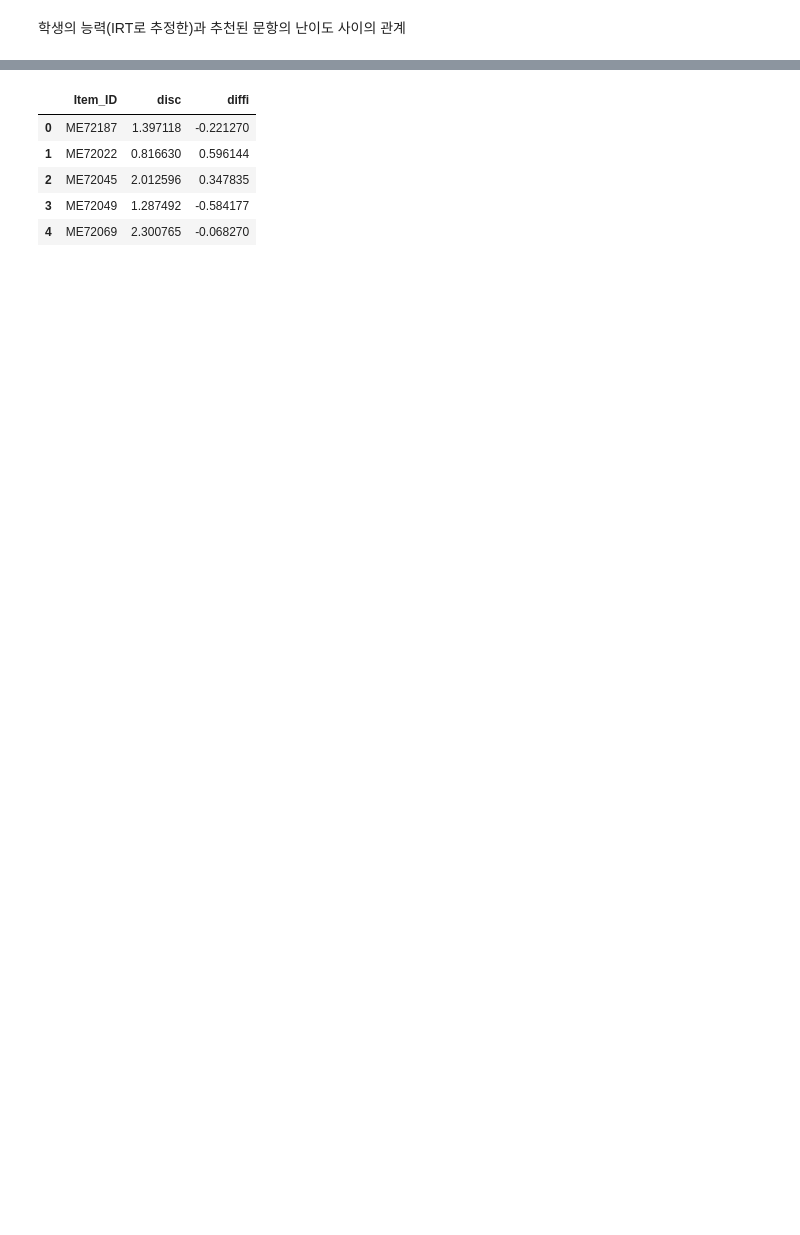
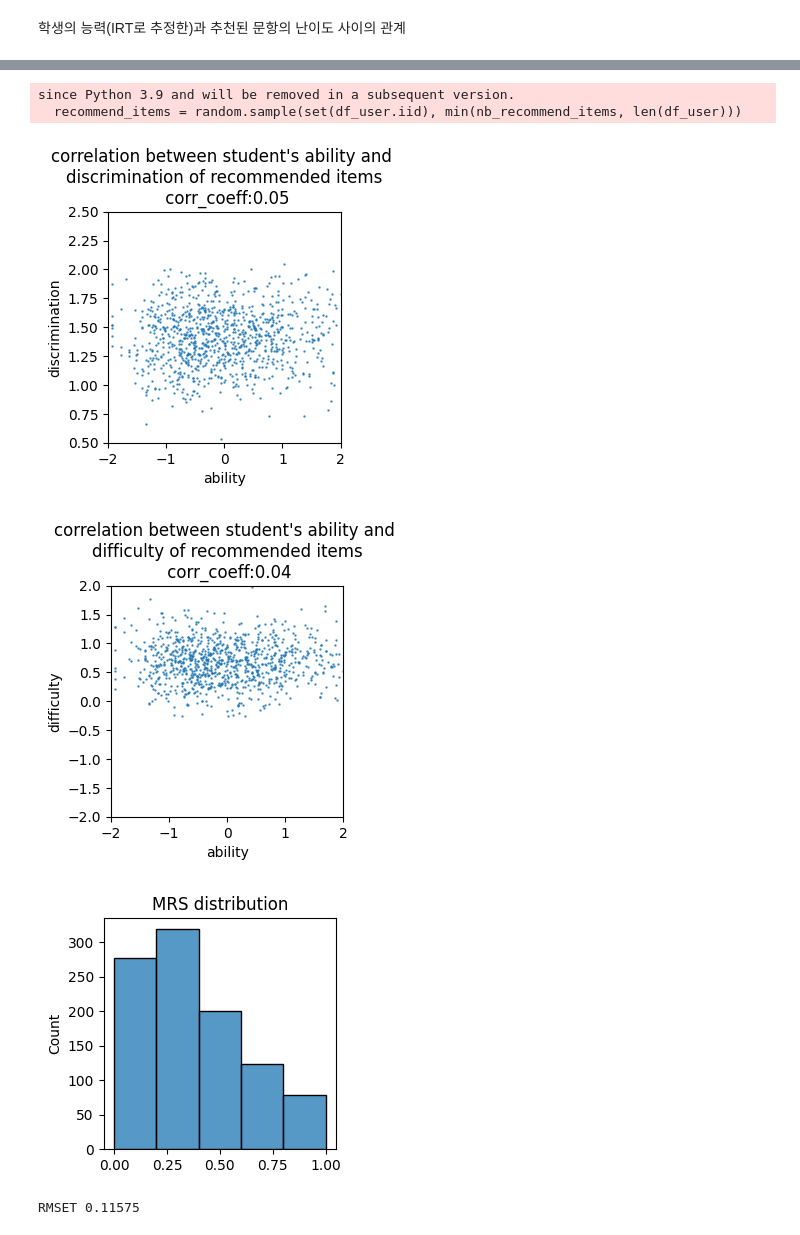
Before and after one commit to Surihub/Recommender-system, a Jupyter notebook: TIMSS_recommender.ipynb, the cells around one changed output, grey strips where cells are left out. Cells and saved outputs as stored; diff of their text form; code cells hidden in the pictures; blank space fills up the shorter version.

```diff
--- a/TIMSS_recommender.ipynb
+++ b/TIMSS_recommender.ipynb
@@ -295,12 +367,0 @@ Successfully installed girth-0.8.0
-# %%
-irt = pd.DataFrame({'Item_ID':U_R.columns,
-                    'disc':discrimination_estimates,
-                    'diffi':difficulty_estimates})
-irt.head()
-# %% [output]
-|  | Item_ID | disc | diffi |
-| 0 | ME72187 | 1.397118 | -0.221270 |
-| 1 | ME72022 | 0.816630 | 0.596144 |
-| 2 | ME72045 | 2.012596 | 0.347835 |
-| 3 | ME72049 | 1.287492 | -0.584177 |
-| 4 | ME72069 | 2.300765 | -0.068270 |
@@ -307 +407,34 @@ irt.head()
+# %%
+
+############################ random
+recommend_items_list = []
+diff_list = []
+disc_list = []
+mrs_list = []
+
+for user in target_user[:n_test]:
+  # user = '458_50950208'
+  df_user = df[df.uid==user].sort_values('est_challenging')
+  #display(df_user)
+  ##########################################
+  df_user = df[df.uid==user]
+  recommend_items = random.sample(set(df_user.iid), min(nb_recommend_items, len(df_user)))
+  recommend_items_list.append(recommend_items)
+  ##########################################
+  diff_list.append(irt[irt.Item_ID.isin(recommend_items)].diffi.mean())
+  disc_list.append(irt[irt.Item_ID.isin(recommend_items)].disc.mean())
+  mrs = df_user.r_ui[:nb_recommend_items].mean()-1
+  mrs_list.append(mrs)
+  #print('for user', user, 'recommend', recommend_items.tolist(), '________ Real score was', mrs)
+
+corr_ability()
+MRSplot()
+RMSET()
+# %% [output]
+since Python 3.9 and will be removed in a subsequent version.
+  recommend_items = random.sample(set(df_user.iid), min(nb_recommend_items, len(df_user)))
+[figure, added]
+[figure, added]
+[figure, added]
+RMSET 0.11575
 # %%
```
Also changed, not shown: parts of 21 cells of this notebook.
